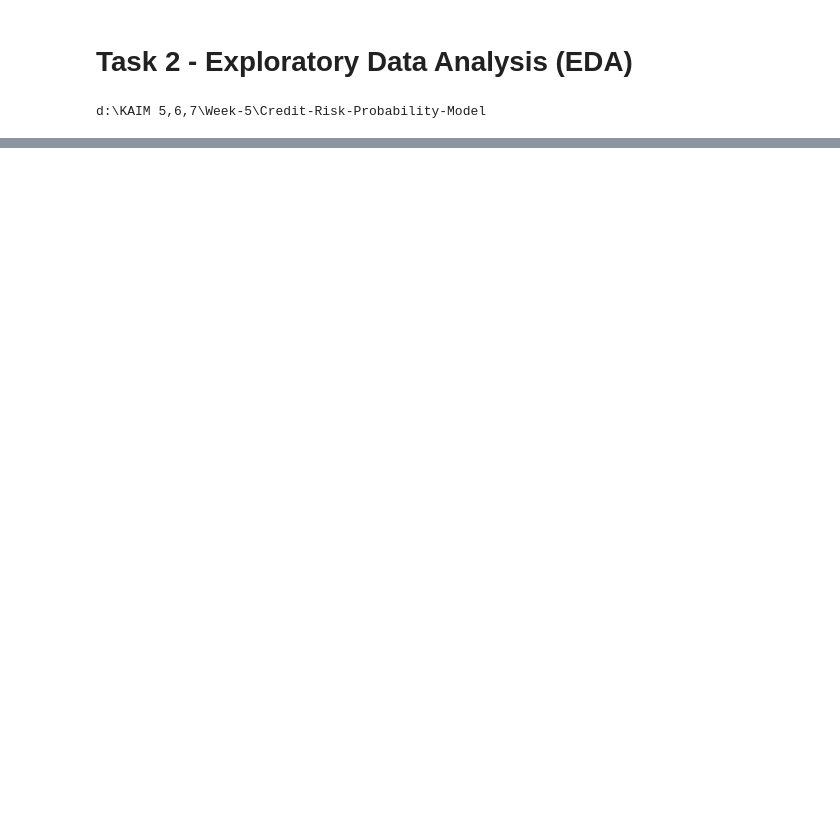
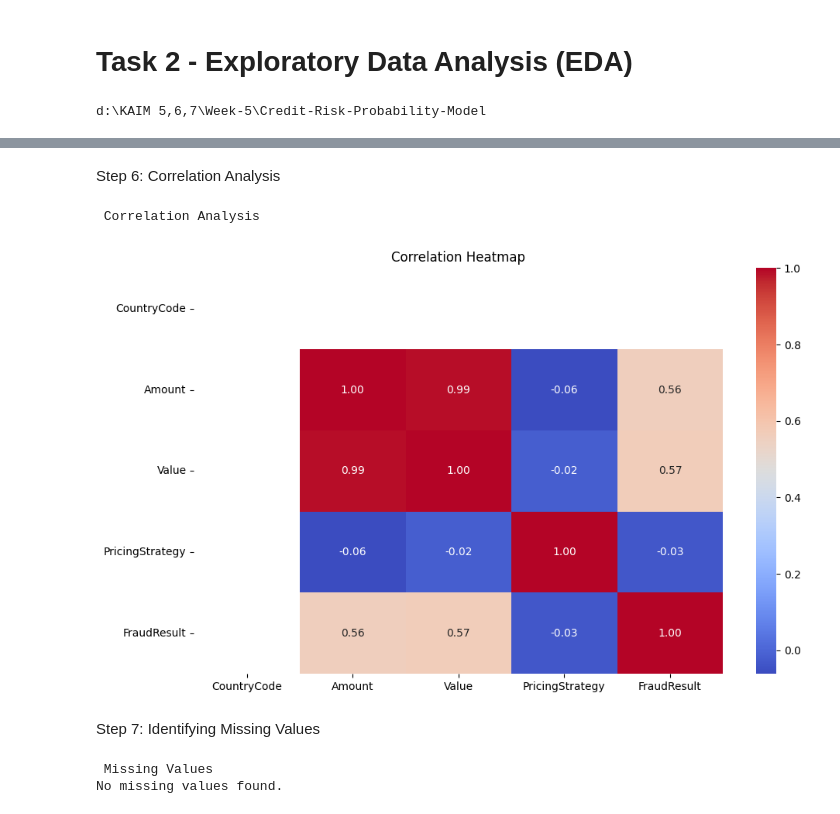
Before and after one commit to Addisu22/Credit-Risk-Probability-Model, a Jupyter notebook: notebooks/EDA.ipynb, the cells around one changed output, grey strips where cells are left out. Drawn from its saved outputs; the diff is of its cells as text; code cells hidden in the pictures; blank space fills up the shorter version.

```diff
--- a/notebooks/EDA.ipynb
+++ b/notebooks/EDA.ipynb
@@ -32,0 +109,15 @@ NameError: name 'df' is not defined
+# %% [markdown]
+Step 6: Correlation Analysis
+# %%
+correlation_analysis(df, num_cols)
+# %% [output]
+ Correlation Analysis
+[figure, added]
+# %% [markdown]
+Step 7: Identifying Missing Values
+# %%
+
+check_missing_values(df)
+# %% [output]
+ Missing Values
+No missing values found.
```
Also changed, not shown: parts of 14 cells of this notebook.
